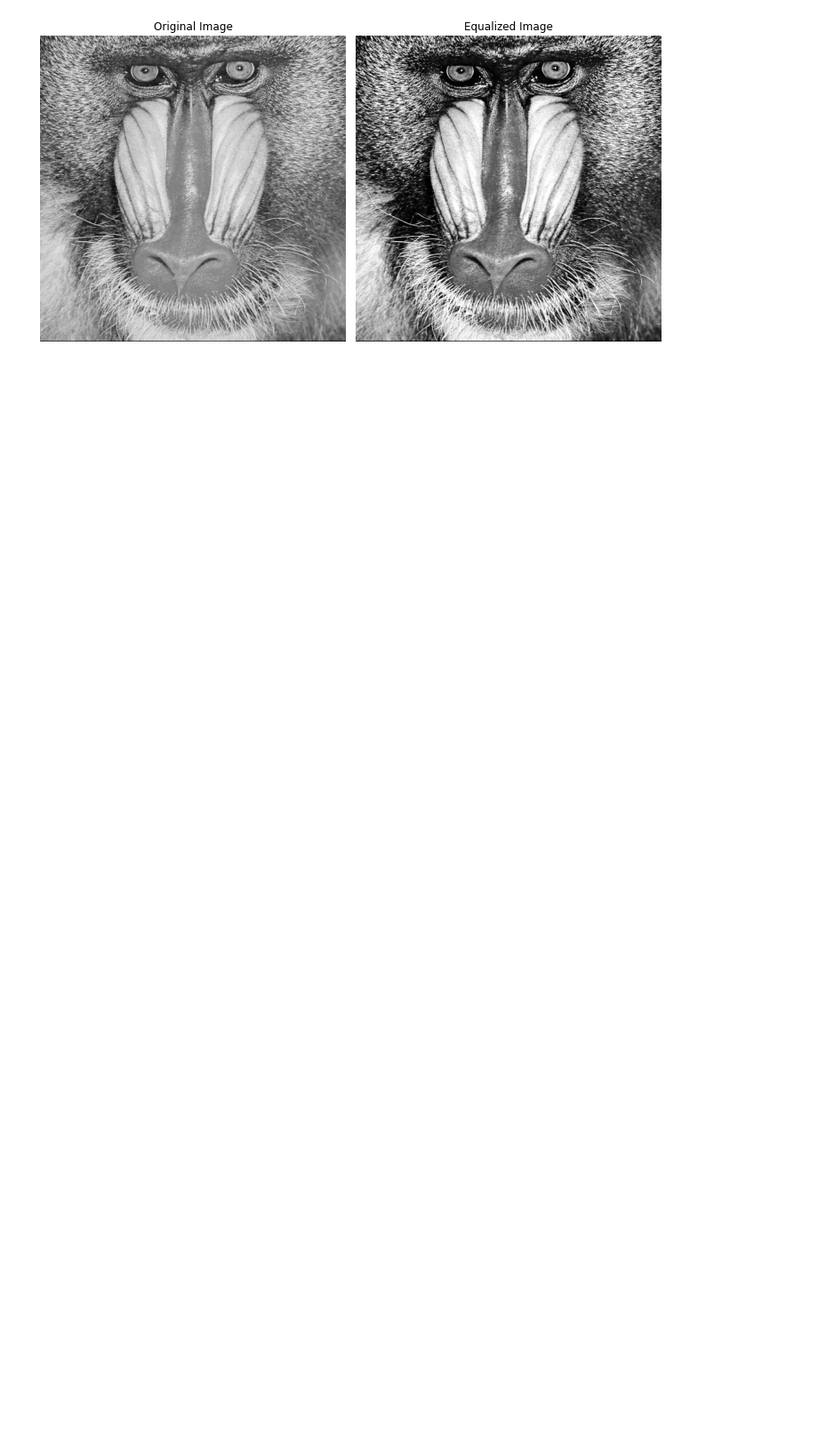
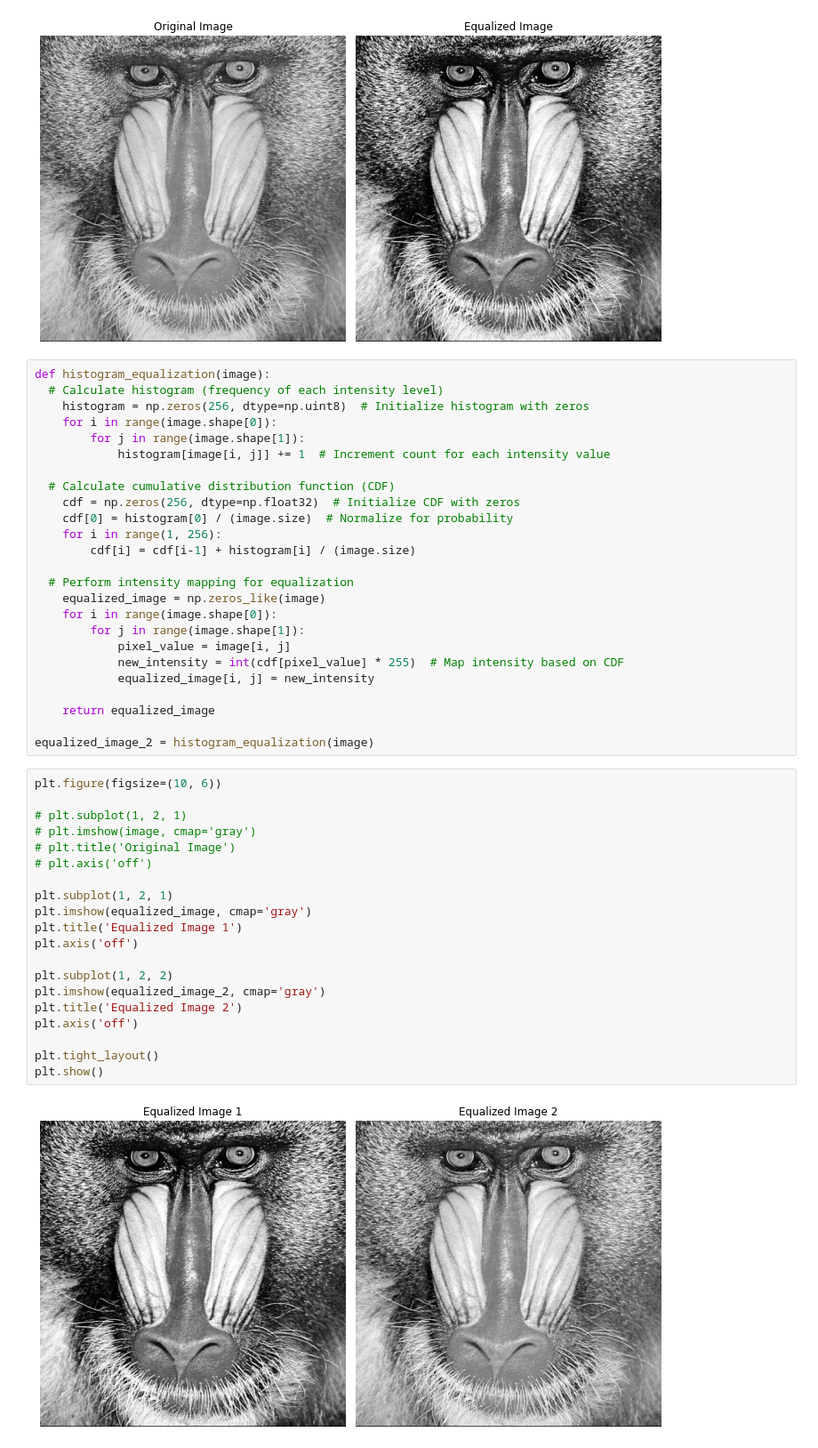
Before and after one commit to rahullo/DataScience-AI, a Jupyter notebook: IMAGE_PROCESSING/OpenCV/histogram.ipynb, the cells around one changed output. Shown at 89% size. Saved outputs shown, nothing was run; the diff lists cells and outputs as text; blank space fills up the shorter version.

```diff
--- a/IMAGE_PROCESSING/OpenCV/histogram.ipynb
+++ b/IMAGE_PROCESSING/OpenCV/histogram.ipynb
@@ -53,3 +53,50 @@ plt.tight_layout()
 plt.show()
 # %% [output]
 [figure]
+# %%
+def histogram_equalization(image):
+  # Calculate histogram (frequency of each intensity level)
+    histogram = np.zeros(256, dtype=np.uint8)  # Initialize histogram with zeros
+    for i in range(image.shape[0]):
+        for j in range(image.shape[1]):
+            histogram[image[i, j]] += 1  # Increment count for each intensity value
+
+  # Calculate cumulative distribution function (CDF)
+    cdf = np.zeros(256, dtype=np.float32)  # Initialize CDF with zeros
+    cdf[0] = histogram[0] / (image.size)  # Normalize for probability
+    for i in range(1, 256):
+        cdf[i] = cdf[i-1] + histogram[i] / (image.size)
+
+  # Perform intensity mapping for equalization
+    equalized_image = np.zeros_like(image)
+    for i in range(image.shape[0]):
+        for j in range(image.shape[1]):
+            pixel_value = image[i, j]
+            new_intensity = int(cdf[pixel_value] * 255)  # Map intensity based on CDF
+            equalized_image[i, j] = new_intensity
+
+    return equalized_image
+
+equalized_image_2 = histogram_equalization(image)
+# %%
+plt.figure(figsize=(10, 6))
+
+# plt.subplot(1, 2, 1)
+# plt.imshow(image, cmap='gray')
+# plt.title('Original Image')
+# plt.axis('off')
+
+plt.subplot(1, 2, 1)
+plt.imshow(equalized_image, cmap='gray')
+plt.title('Equalized Image 1')
+plt.axis('off')
+
+plt.subplot(1, 2, 2)
+plt.imshow(equalized_image_2, cmap='gray')
+plt.title('Equalized Image 2')
+plt.axis('off')
+
+plt.tight_layout()
+plt.show()
+# %% [output]
+[figure, added]
```
Also changed, not shown: parts of 1 cell of this notebook, 3 other files.
